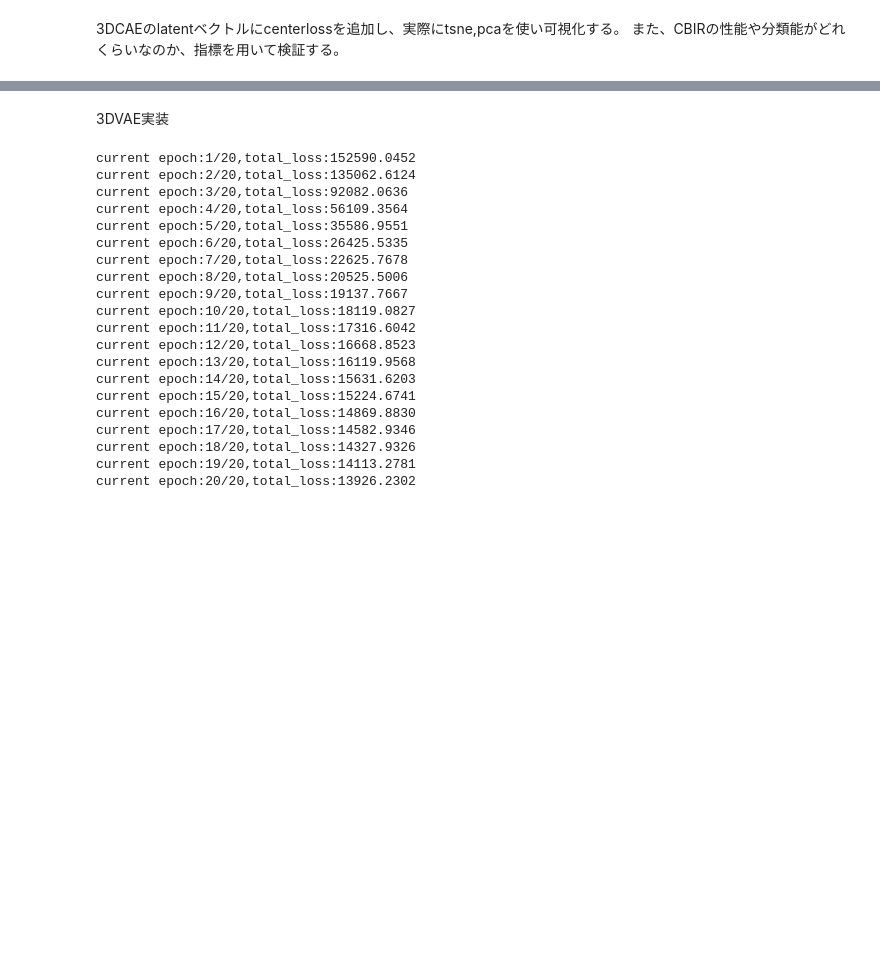
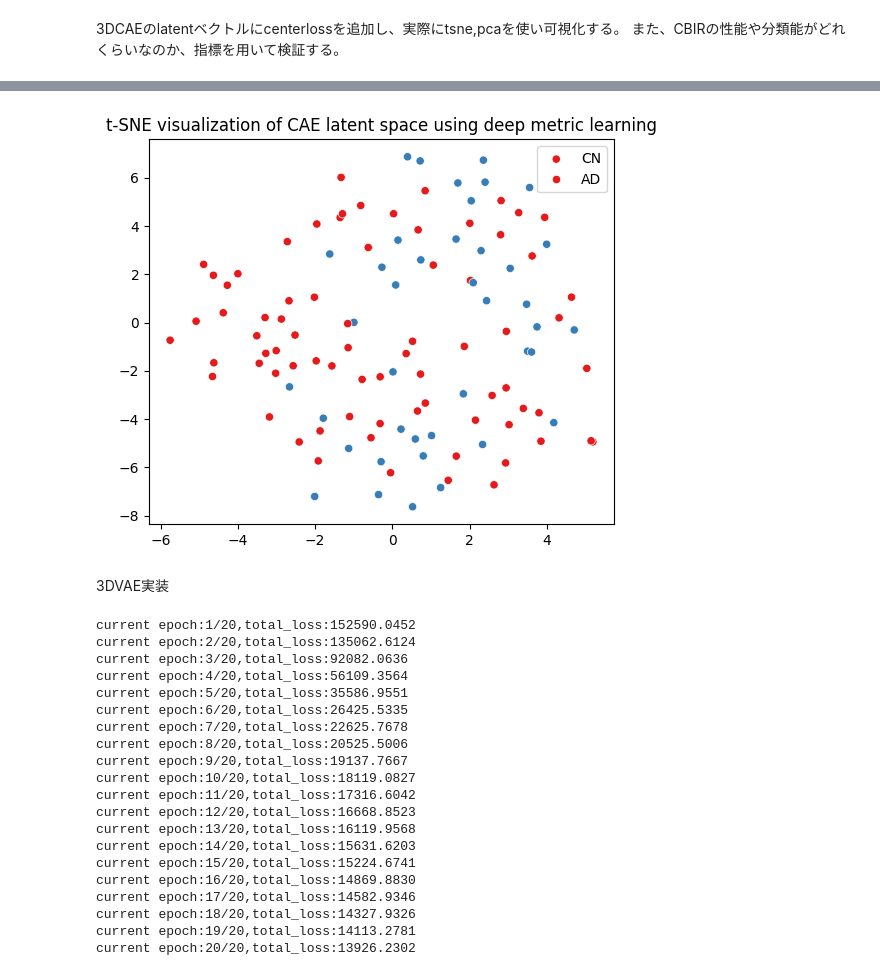
Before and after one commit to JayMin0227/medical-onbording, a Jupyter notebook: cnn.ipynb, the cells around one changed output, grey strips where cells are left out. Saved outputs shown, nothing was run; the diff lists cells and outputs as text; code cells hidden in the pictures; blank space fills up the shorter version.

```diff
--- a/cnn.ipynb
+++ b/cnn.ipynb
@@ -828,3 +1065,21 @@ weighted avg     0.7540    0.7565    0.7550       115
+# %%
+from sklearn.manifold import TSNE
+import seaborn as sns
+import matplotlib.pyplot as plt
+
+all_features, all_labels = extract_latent_features2(net, val_dataloader)
+
+tsne = TSNE(n_components=2, random_state=0)
+features_2d = tsne.fit_transform(all_features)
+
+plt.figure(figsize=(6,5))
+sns.scatterplot(x=features_2d[:,0], y=features_2d[:,1],
+                hue=all_labels, palette="Set1")
+plt.title("t-SNE visualization of CAE latent space using deep metric learning")
+plt.legend(labels=["CN", "AD"])  # CLASS_MAP に合わせる
+plt.show()
+# %% [output]
+[figure, added]
 # %% [markdown]
 3DVAE実装
 # %%
```
Also changed, not shown: parts of 12 cells of this notebook.
